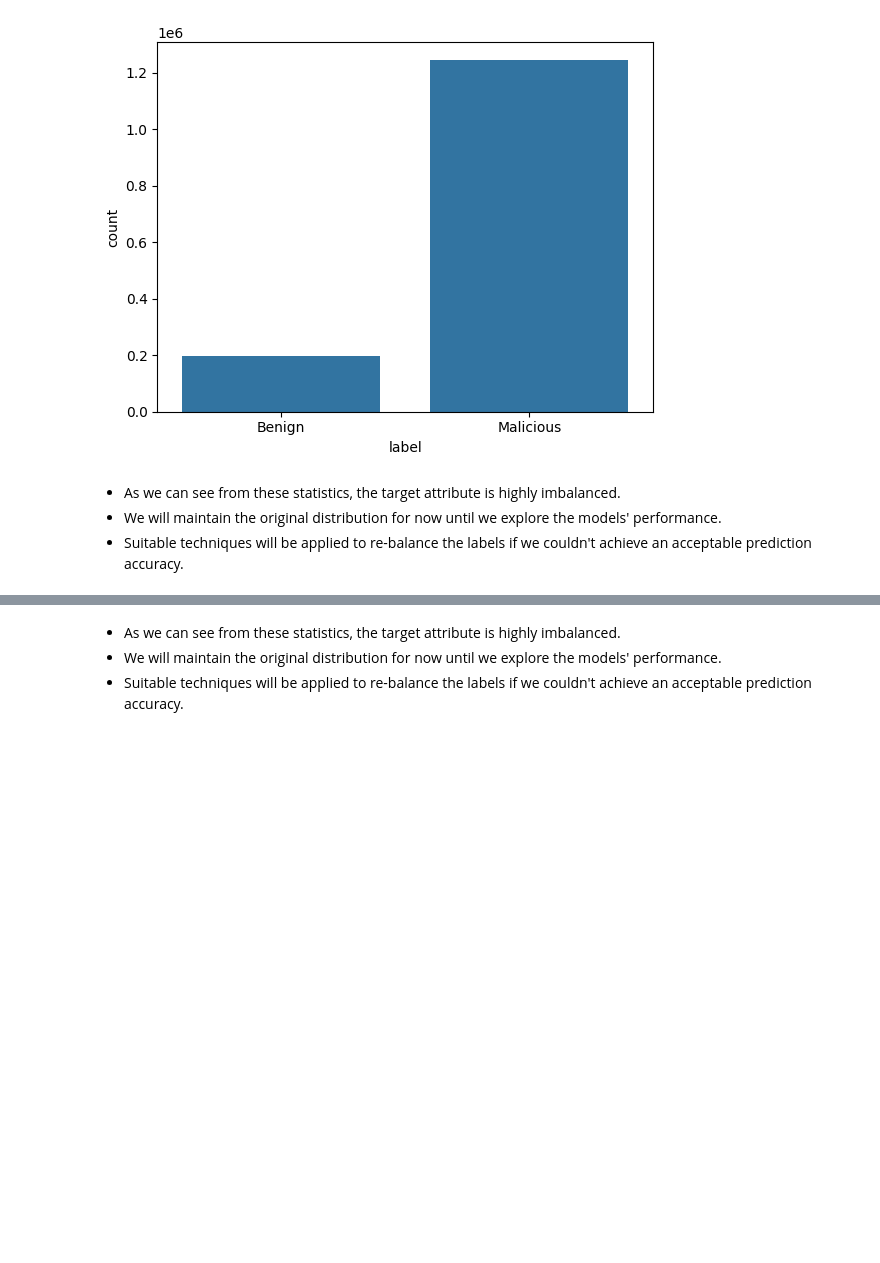
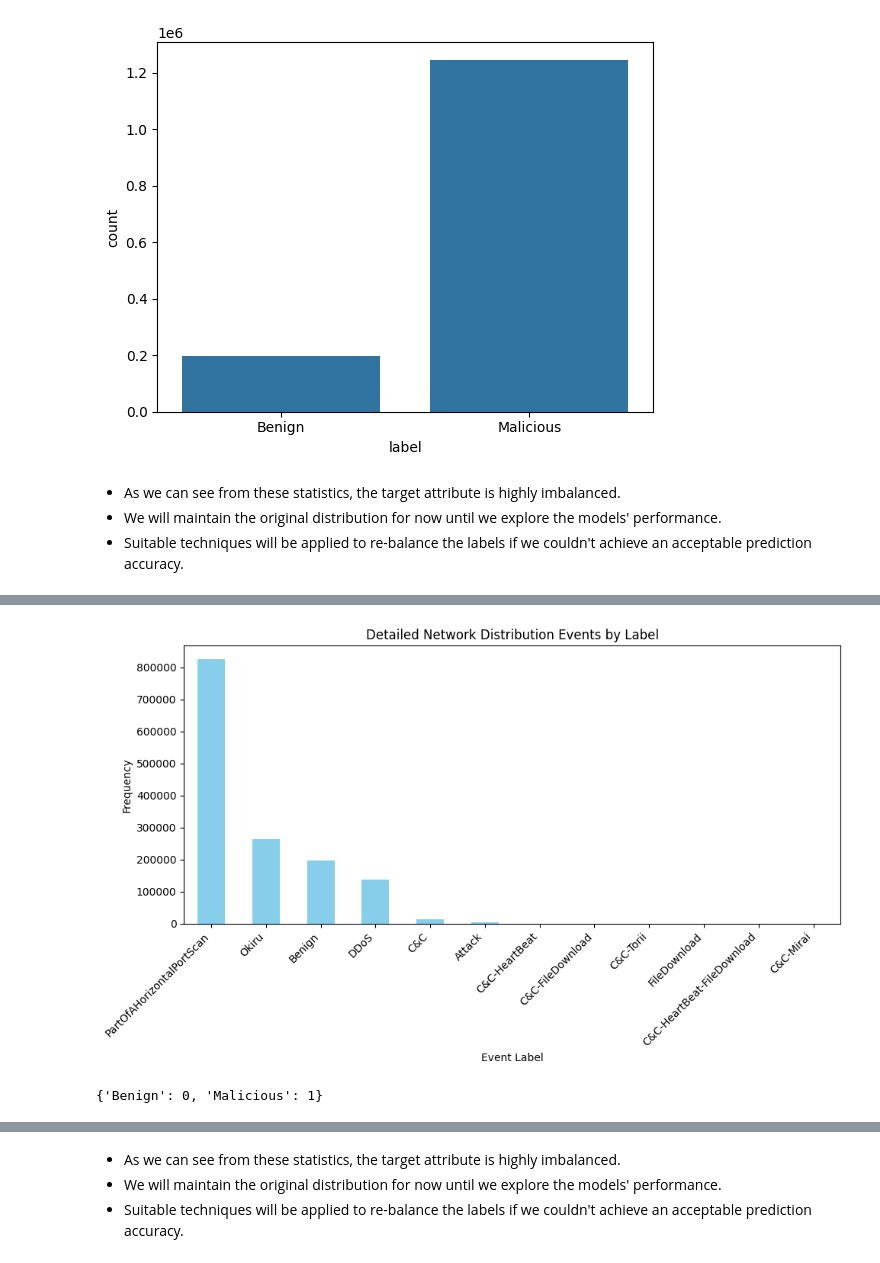
Before and after one commit to AmazingCoder107856/supervised-ML-anomaly-detection-using-IoT-23-dataset-, a Jupyter notebook: IOT-23-dataset-extraction/iot-23-data-processed.ipynb, the cells around one changed output, grey strips where cells are left out. Cells and saved outputs as stored; diff of their text form; code cells hidden in the pictures; blank space fills up the shorter version.

```diff
--- a/IOT-23-dataset-extraction/iot-23-data-processed.ipynb
+++ b/IOT-23-dataset-extraction/iot-23-data-processed.ipynb
@@ -105,3 +128,33 @@ sns.countplot(data=df, x="label")
+# %%
+# Count the number of events for each label in detailed
+event_label_counts = df['detailed_label'].value_counts()
+
+# Visualization: Bar chart displaying the frequency of each network event type
+plt.figure(figsize=(10, 6))
+event_label_counts.plot(kind='bar', color='skyblue')
+plt.title('Detailed Network Distribution Events by Label')
+plt.xlabel('Event Label')
+plt.ylabel('Frequency')
+plt.xticks(rotation=45, ha='right')
+plt.tight_layout()
+
+plt.show()
+# %% [output]
+[figure, added]
+# %%
+# Initialize encoder with default parameters
+target_le = LabelEncoder()
+
+# Fit the encoder to the target attribute
+encoded_attribute = target_le.fit_transform(df["label"])
+
+# Replace target attribute with encoded values
+df["label"] = encoded_attribute
+
+# Check mapped labels
+dict(zip(target_le.classes_, target_le.transform(target_le.classes_)))
+# %% [output]
+{'Benign': 0, 'Malicious': 1}
 # %%
 # Initialize encoder with default parameters
 target_le = LabelEncoder()
```
Also changed, not shown: parts of 17 cells of this notebook, 3 other files.
